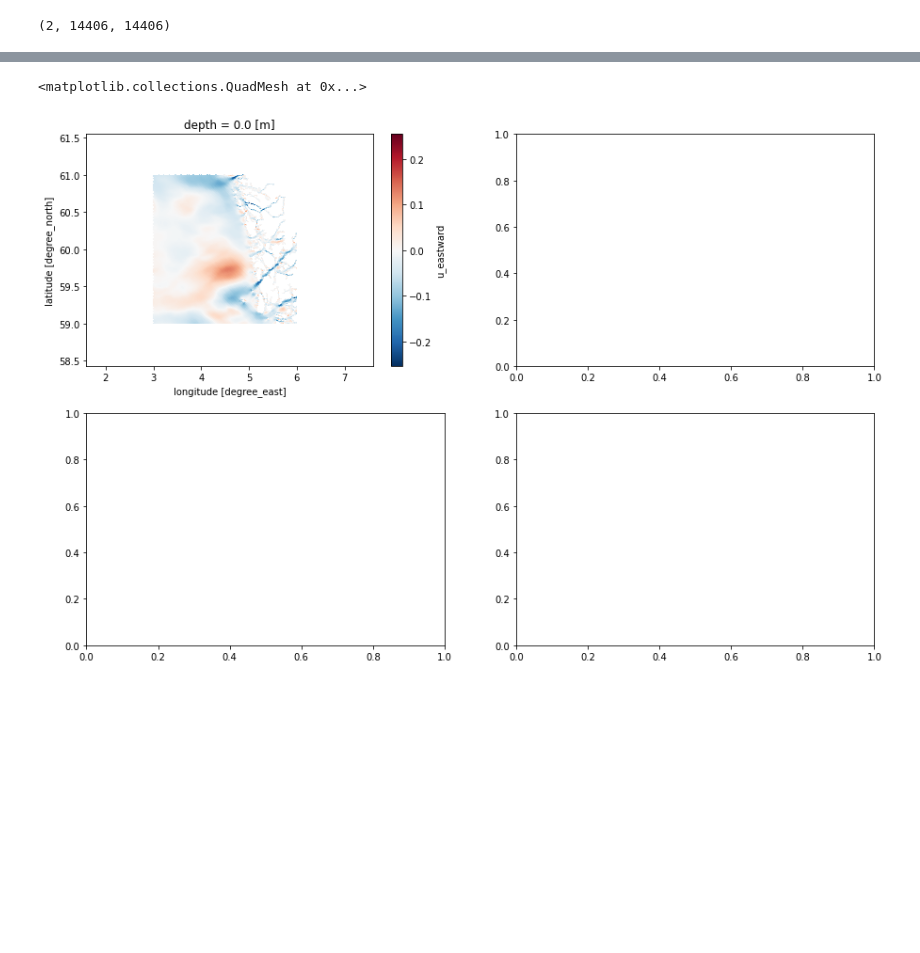
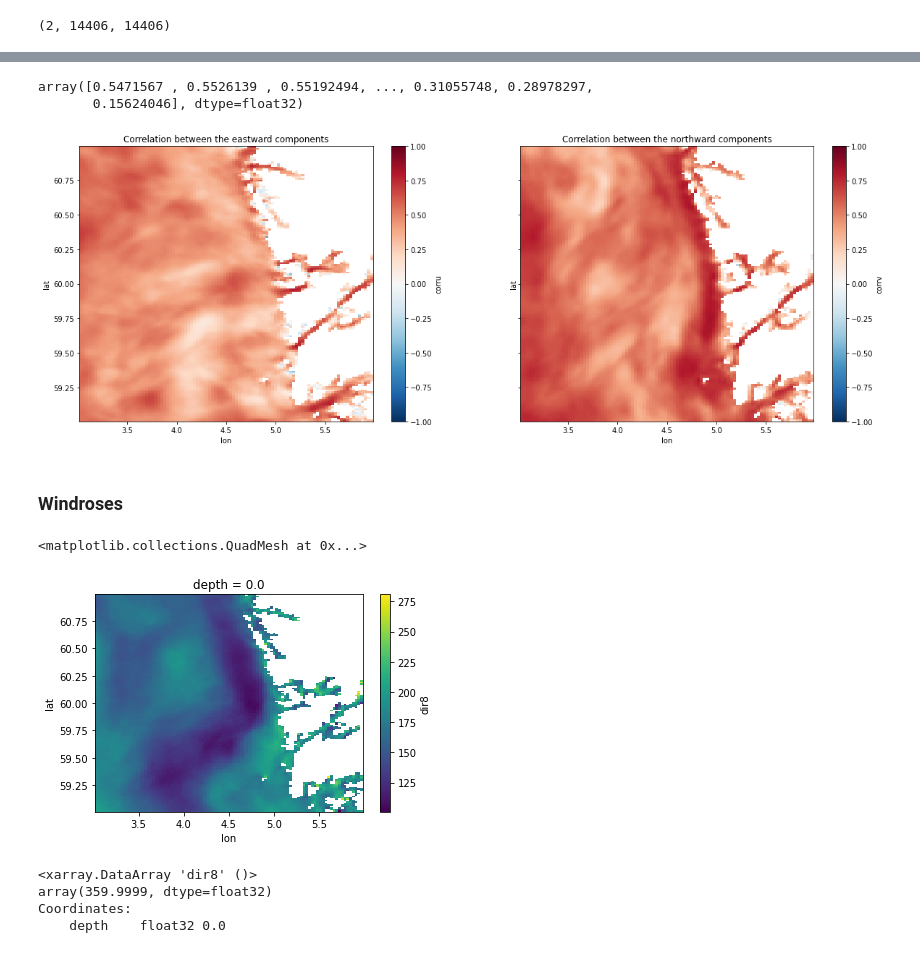
Before and after one commit to galendal/FACTS, a Jupyter notebook: compare_nor800_NWS.ipynb, the cells around one changed output, grey strips where cells are left out. Saved outputs shown, nothing was run; the diff lists cells and outputs as text; code cells hidden in the pictures; blank space fills up the shorter version.

```diff
--- a/compare_nor800_NWS.ipynb
+++ b/compare_nor800_NWS.ipynb
@@ -128,0 +255,6 @@ Data variables:
+# %%
+def norm_all(data):
+    return ((data-data.mean(dim='time'))/data.std(dim='time')).data
+def corr_all(data,comp='u'):
+    out= (norm_all(data[comp+'o']).T@norm_all(data[comp+'8']))/(data.dims['time']-1)
+    return out.diagonal()
@@ -129,6 +263,49 @@ Data variables:
+# %%
+tmp
+# %% [output]
+array([0.5471567 , 0.5526139 , 0.55192494, ..., 0.31055748, 0.28978297,
+       0.15624046], dtype=float32)
+# %%
+all['corru']=('z',corr_all(all,'u'))
+all['corrv']=('z',corr_all(all,'v'))
+# %%
+levels=[0.9,0.8,0.6,0.2,0.]
+vmax=1
+fig, axes = plt.subplots(nrows=1, ncols=2, figsize=(20,7),sharex=True,sharey=True)
+all.corru.unstack('z').plot(x='lon', y='lat',vmax=vmax,ax=axes[0])
+all.corrv.unstack('z').plot(x='lon', y='lat',vmax=vmax, ax=axes[1])
+axes[0].title.set_text('Correlation between the eastward components')
+axes[1].title.set_text('Correlation between the northward components')
+# %% [output]
+[figure, added]
+# %% [markdown]
+### Windroses
+# %%
+from math import atan2
+def calc_speed_dir(u,v):
+    speed=xr.DataArray(data=None,coords=u.coords)
+    dir=xr.DataArray(data=None,coords=u.coords)
+    speed = np.sqrt(u.values*u.values + v.values**2)
+    dir = np.arctan2(v.data, u.data)*180/np.pi
+    dir[dir<0] += 360
+    return speed, dir
+# %%
+
+sp,dr=calc_speed_dir(all.uo,all.vo)
+all['dir0']=(('time','z'),dr)
+all['speed0']=(('time','z'),sp)
+sp,dr=calc_speed_dir(all.u8,all.v8)
+all['dir8']=(('time','z'),dr)
+all['speed8']=(('time','z'),sp)
 # %%
-fig, axes = plt.subplots(nrows=2, ncols=2, figsize=(15,10))
-NKs.u_eastward.mean(dim='time').unstack('z').plot(x='lon',y='lat',ax=axes[0,0])
+all.dir8.mean(dim='time').unstack('z').plot(x='lon',y='lat')
 # %% [output]
 <matplotlib.collections.QuadMesh at 0x...>
-[figure, old version]
+[figure, new version]
+# %%
+all.dir8.max()
+# %% [output]
+<xarray.DataArray 'dir8' ()>
+array(359.9999, dtype=float32)
+Coordinates:
+    depth    float32 0.0
```
Also changed, not shown: parts of 36 cells of this notebook.
